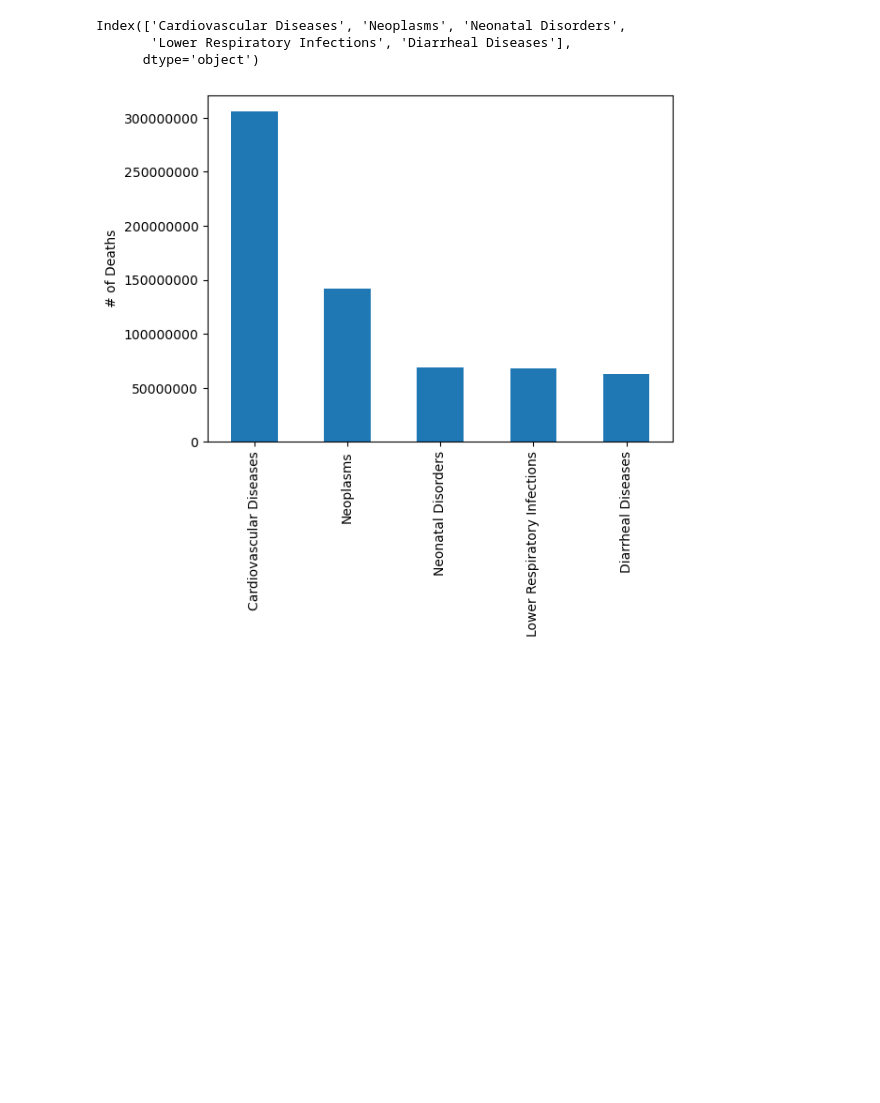
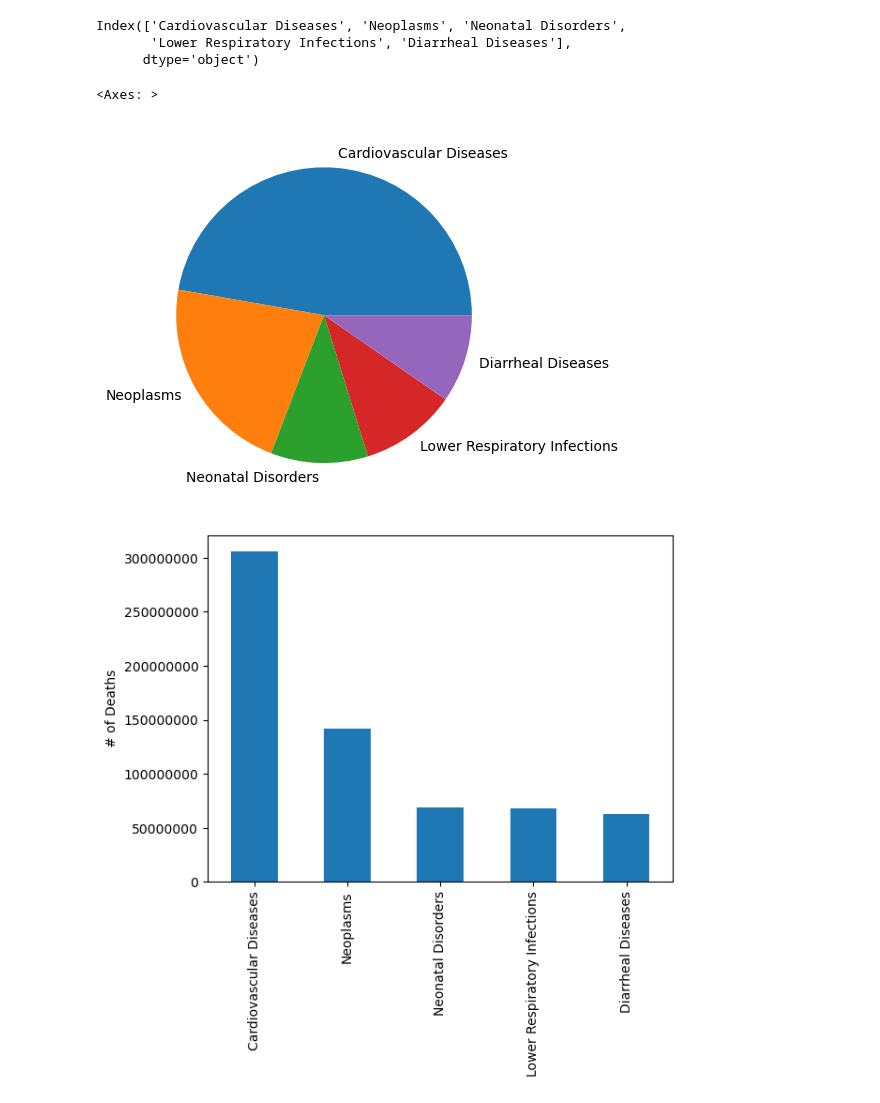
Before and after one commit to thomasjngo/Cause-of-Death-Analysis, a Jupyter notebook: Cause of Death Analysis/CommonCausesofDeath.ipynb, the cells around one changed output. Cells and saved outputs as stored; diff of their text form; code cells hidden in the pictures; blank space fills up the shorter version.

Commit message:
added pie plots

```diff
--- a/Cause of Death Analysis/CommonCausesofDeath.ipynb
+++ b/Cause of Death Analysis/CommonCausesofDeath.ipynb
@@ -103,6 +103,11 @@ dtype: int64
 Index(['Cardiovascular Diseases', 'Neoplasms', 'Neonatal Disorders',
        'Lower Respiratory Infections', 'Diarrheal Diseases'],
       dtype='object')
+# %%
+top_deaths.plot.pie()
+# %% [output]
+<Axes: >
+[figure, added]
 # %%
 top_deaths.plot.bar()
 plt.ylabel('# of Deaths')
```
Also changed, not shown: parts of 1 cell of this notebook.
